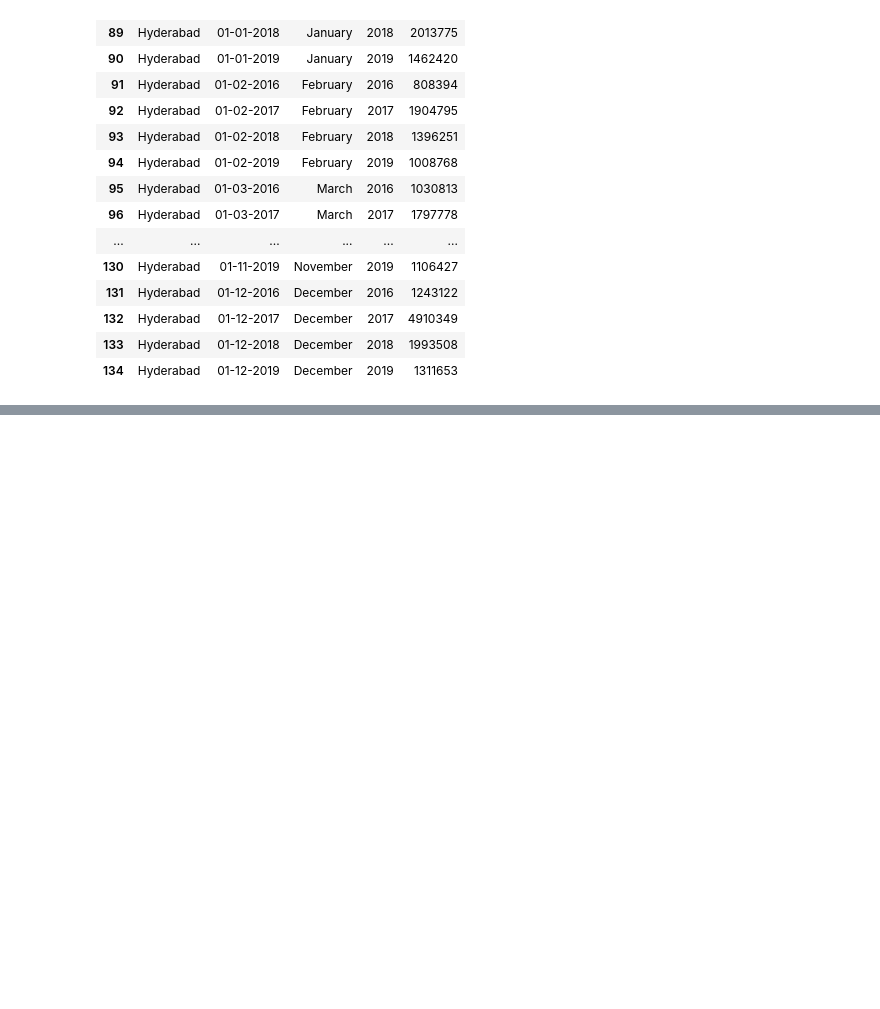
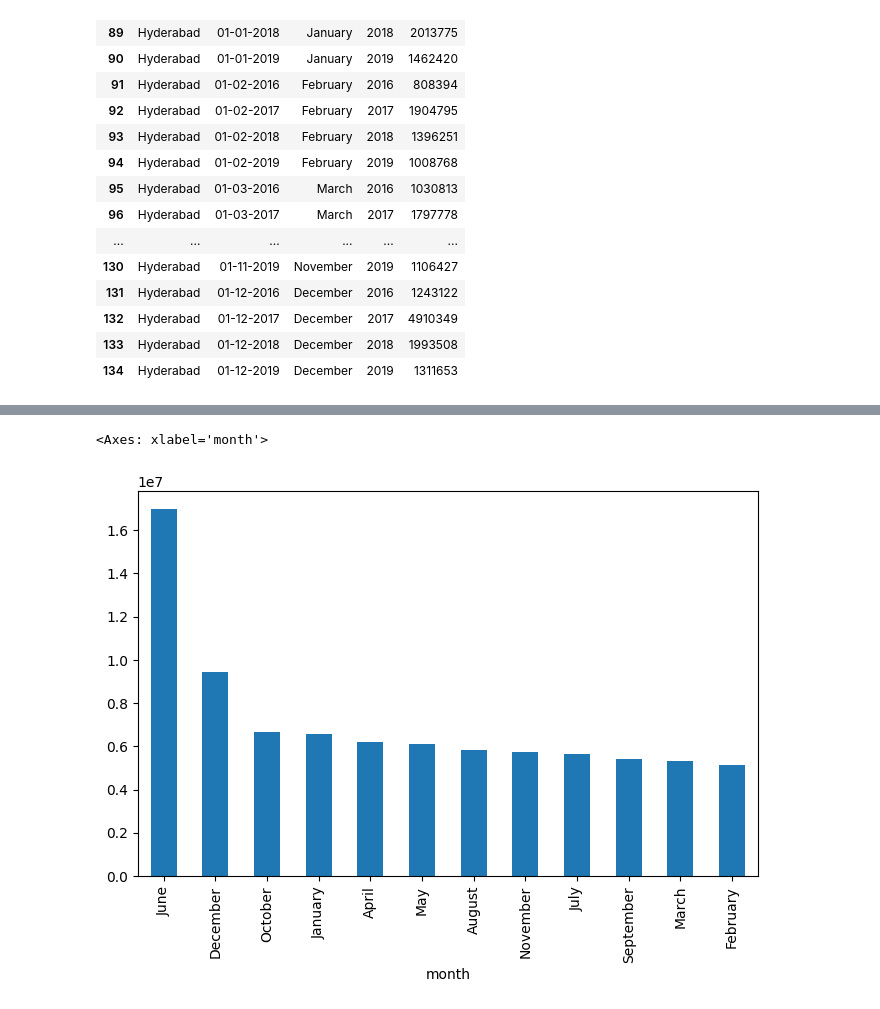
Before and after one commit to sourabhms66/Tourism_Revenue, a Jupyter notebook: codes.ipynb, the cells around one changed output, grey strips where cells are left out. Drawn from its saved outputs; the diff is of its cells as text; code cells hidden in the pictures; blank space fills up the shorter version.

```diff
--- a/codes.ipynb
+++ b/codes.ipynb
@@ -552,3 +552,5 @@ merge_df.query("district == 'Hyderabad'")
 | 132 | Hyderabad | 01-12-2017 | December | 2017 | 4910349 |
 | 133 | Hyderabad | 01-12-2018 | December | 2018 | 1993508 |
 | 134 | Hyderabad | 01-12-2019 | December | 2019 | 1311653 |
+# %%
+hyderabad = merge_df.query("district == 'Hyderabad'")
@@ -554,0 +593,5 @@ merge_df.query("district == 'Hyderabad'")
+# %%
+hyderabad.groupby('month')['visitors'].sum().sort_values(ascending = False).plot(kind = 'bar',figsize=(8,5))
+# %% [output]
+<Axes: xlabel='month'>
+[figure, added]
```
Also changed, not shown: parts of 4 cells of this notebook.
